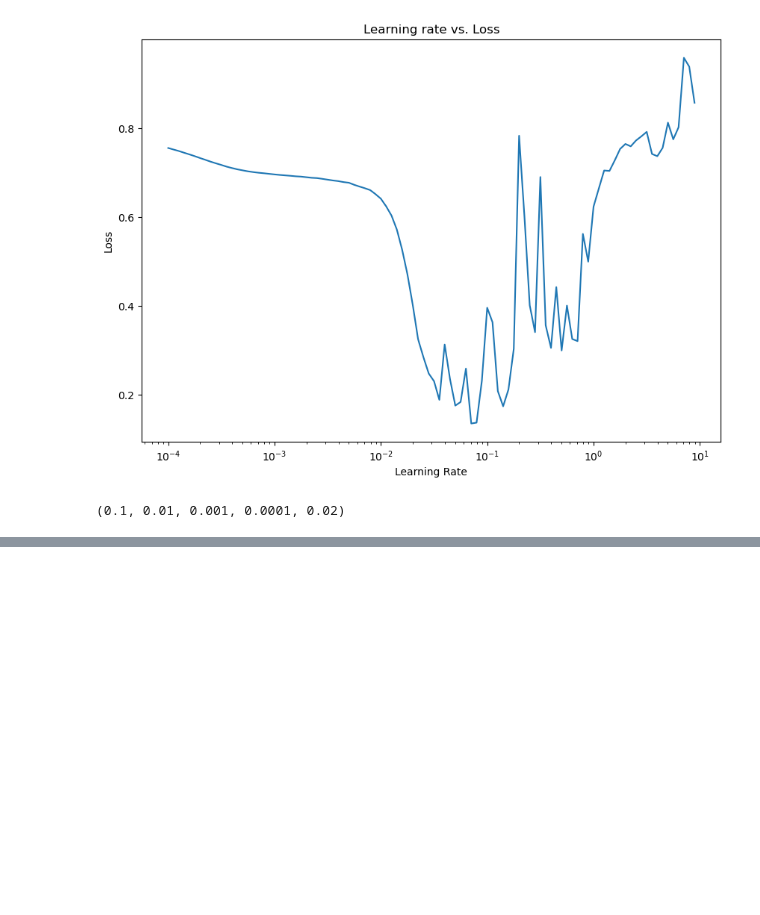
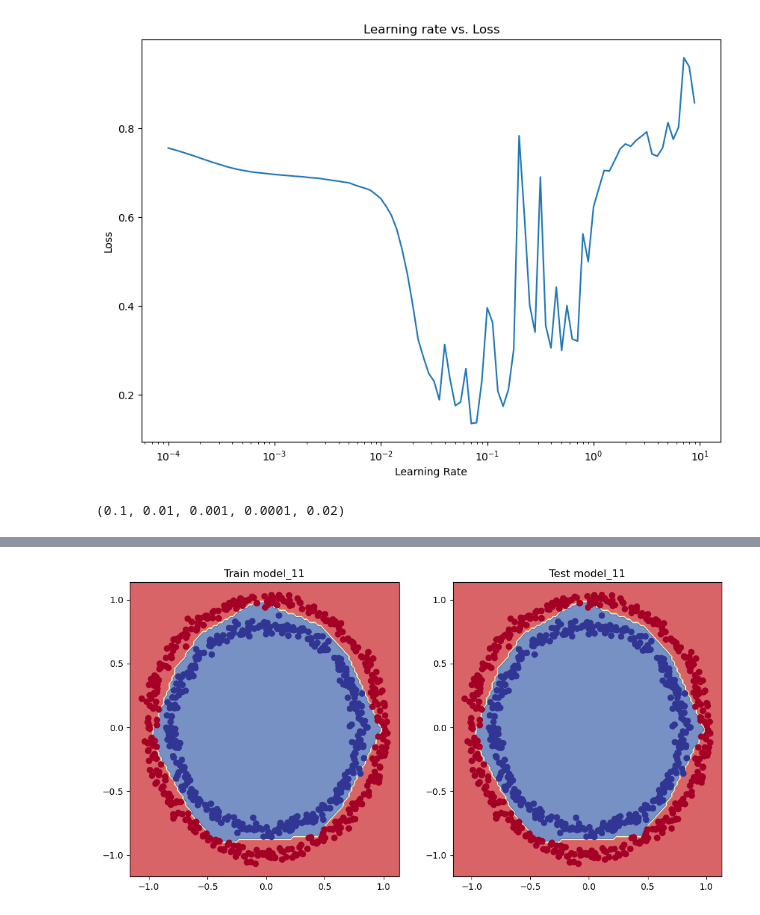
Before and after one commit to KajetanFrackowiak/tensorflow_fundamentals, a Jupyter notebook: 02_neural_network_classification_with_tensorflow.ipynb, the cells around one changed output, grey strips where cells are left out. Saved outputs shown, nothing was run; the diff lists cells and outputs as text; code cells hidden in the pictures; blank space fills up the shorter version.

```diff
--- a/02_neural_network_classification_with_tensorflow.ipynb
+++ b/02_neural_network_classification_with_tensorflow.ipynb
@@ -1252,8 +1257,9 @@ Reusing TensorBoard on port 6006 (pid 6852), started 2:20:25 ago. (Use '!kill 68
 # %%
 plt.figure(figsize=(12, 6))
 plt.subplot(1, 2, 1)
-plt.title("Train")
-plot_decision_boundary(model_10, X=X_train, y=train)
+plt.title("Train model_11")
+plot_decision_boundary(model_11, X=X_train, y=y_train)
 plt.subplot(1, 2, 2)
-plt.title("Test")
-plt_decision_boundary(mode)
+plt.title("Test model_11")
+plot_decision_boundary(model_11, X=X_train, y=y_train)
+# %% [output]
@@ -1259,0 +1270 @@ plt_decision_boundary(mode)
+[figure, added]
```
Also changed, not shown: parts of 18 cells of this notebook, 21 other files.
